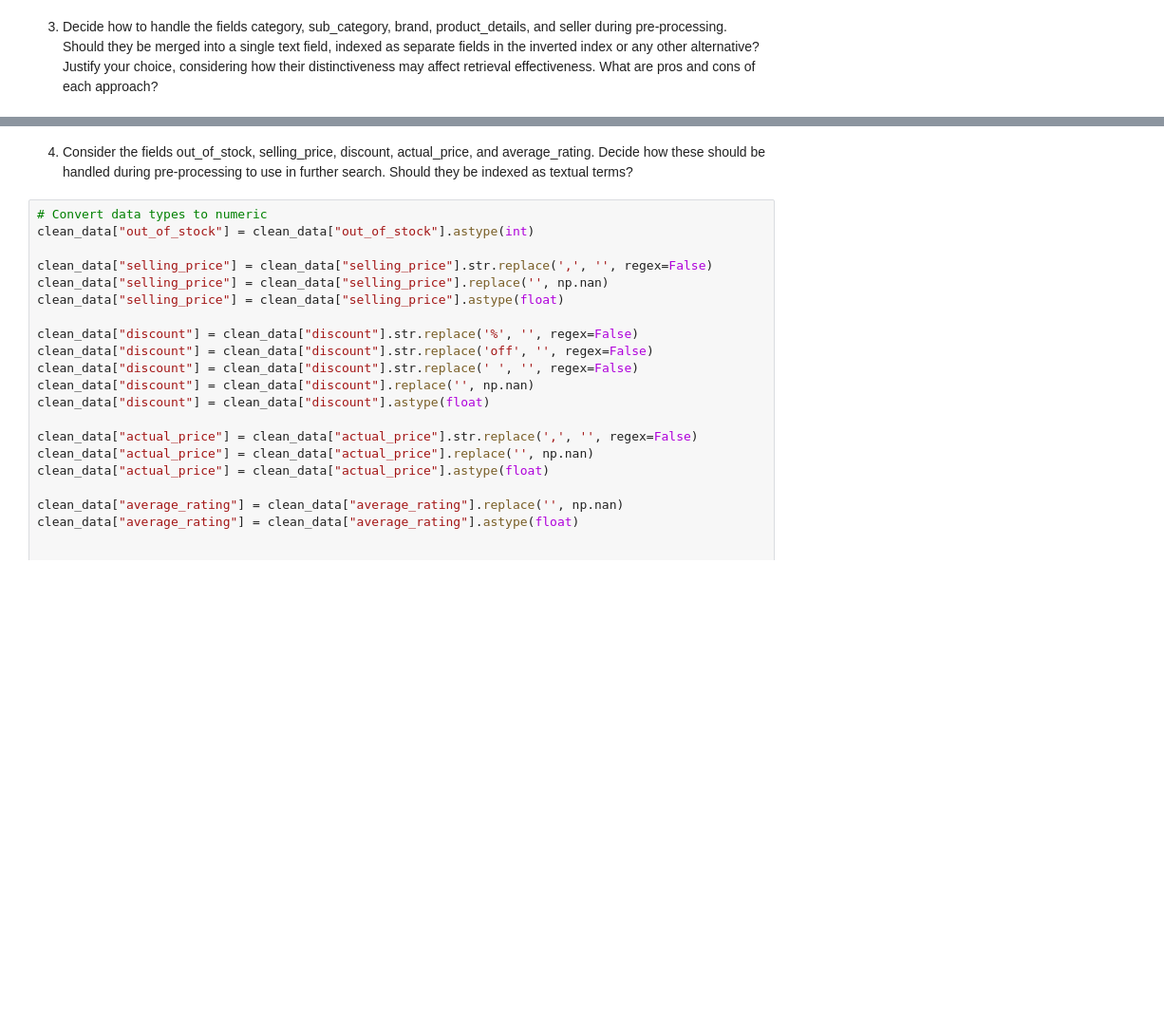
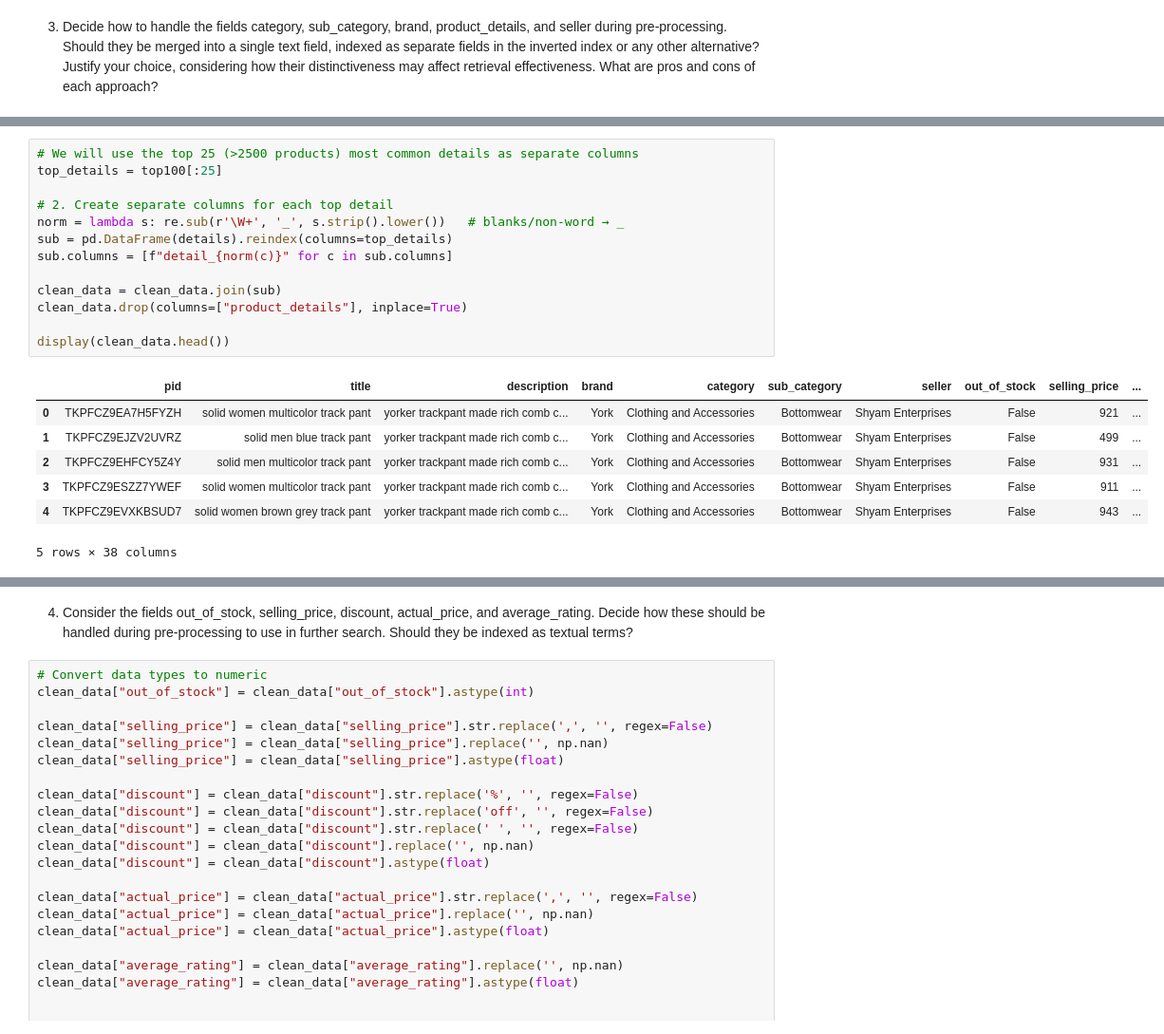
Before and after one commit to LucaFranceschi01/IRWA-2025-G23, a Jupyter notebook: project_progress/part_1/processing_and_eda.ipynb, the cells around one changed output, grey strips where cells are left out. Shown at 95% size. Cells and saved outputs as stored; diff of their text form; blank space fills up the shorter version.

```diff
--- a/project_progress/part_1/processing_and_eda.ipynb
+++ b/project_progress/part_1/processing_and_eda.ipynb
@@ -80,3 +123,24 @@ clean_data.head(5)
+# %%
+# We will use the top 25 (>2500 products) most common details as separate columns
+top_details = top100[:25]
+
+# 2. Create separate columns for each top detail
+norm = lambda s: re.sub(r'\W+', '_', s.strip().lower())   # blanks/non-word → _
+sub = pd.DataFrame(details).reindex(columns=top_details)
+sub.columns = [f"detail_{norm(c)}" for c in sub.columns]
+
+clean_data = clean_data.join(sub)
+clean_data.drop(columns=["product_details"], inplace=True)
+
+display(clean_data.head())
+# %% [output]
+|  | pid | title | description | brand | category | sub_category | seller | out_of_stock | selling_price | ... |
+| 0 | TKPFCZ9EA7H5FYZH | solid women multicolor track pant | yorker trackpant made rich comb c... | York | Clothing and Accessories | Bottomwear | Shyam Enterprises | False | 921 | ... |
+| 1 | TKPFCZ9EJZV2UVRZ | solid men blue track pant | yorker trackpant made rich comb c... | York | Clothing and Accessories | Bottomwear | Shyam Enterprises | False | 499 | ... |
+| 2 | TKPFCZ9EHFCY5Z4Y | solid men multicolor track pant | yorker trackpant made rich comb c... | York | Clothing and Accessories | Bottomwear | Shyam Enterprises | False | 931 | ... |
+| 3 | TKPFCZ9ESZZ7YWEF | solid women multicolor track pant | yorker trackpant made rich comb c... | York | Clothing and Accessories | Bottomwear | Shyam Enterprises | False | 911 | ... |
+| 4 | TKPFCZ9EVXKBSUD7 | solid women brown grey track pant | yorker trackpant made rich comb c... | York | Clothing and Accessories | Bottomwear | Shyam Enterprises | False | 943 | ... |
+5 rows × 38 columns
 # %%
 def clean_metadata_field(text):
     if not isinstance(text, str):
```
Also changed, not shown: parts of 18 cells of this notebook, 3 other files.
